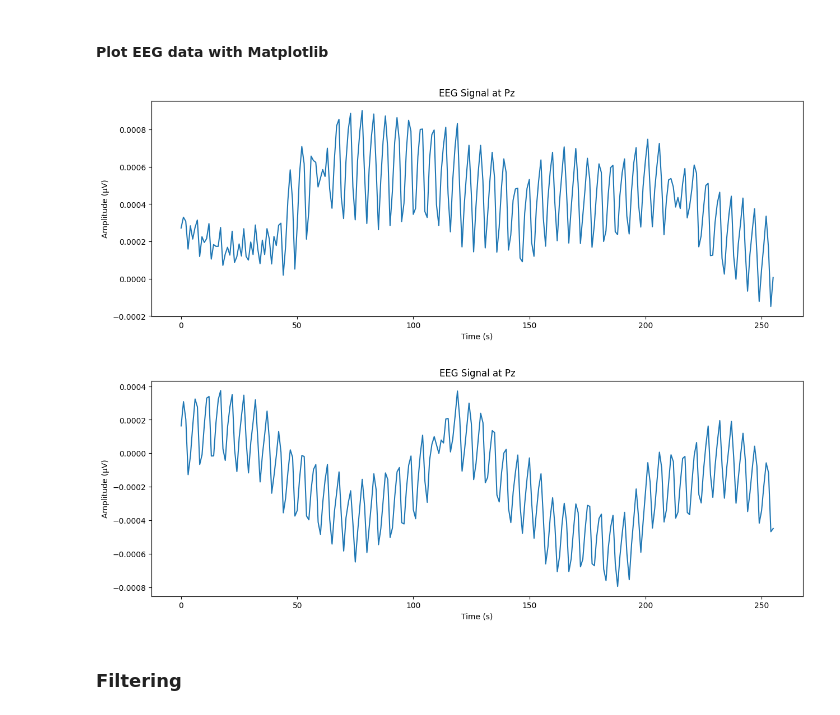
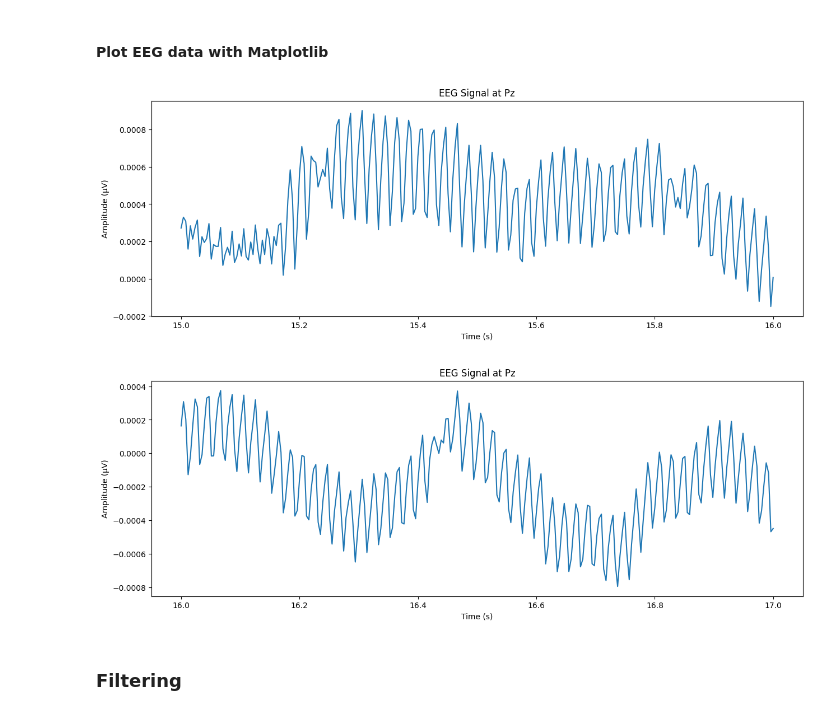
Before and after one commit to carzaga1/UnsuperDL-EEG-BSUPP, a Jupyter notebook: notebooks/00_mne_analysis.ipynb, the cells around one changed output. Drawn from its saved outputs; the diff is of its cells as text; code cells hidden in the pictures.

Commit message:
load, filter, plot with mne

```diff
--- a/notebooks/00_mne_analysis.ipynb
+++ b/notebooks/00_mne_analysis.ipynb
@@ -58,33 +86,41 @@ Using matplotlib as 2D backend.
 # %%
 import matplotlib.pyplot as plt
 %matplotlib inline
 # Plotting a single channel
 fig, ax = plt.subplots(figsize=[15, 5])
 
 start_time = 15
 end_time = 16
+# Get the data from channel Pz, from 1500 - 1600 ms
+data = raw.get_data(picks='EEG Pz',tmin=start_time, tmax=end_time).T
+# Get the time values
+times = np.linspace(start_time, end_time, num=data.shape[0])
 
-ax.plot(raw.get_data(picks='EEG Pz',tmin=start_time, tmax=end_time).T)
+ax.plot(times, data)
 ax.set_title('EEG Signal at Pz')
 ax.set_xlabel('Time (s)')
 ax.set_ylabel('Amplitude (μV)')
 plt.show()
 # %% [output]
-[figure, old version]
+[figure, new version]
 # %%
 # Plotting a single channel
 fig, ax = plt.subplots(figsize=[15, 5])
 
 start_time = 16
 end_time = 17
+# Get the data from channel Pz, from 1600 - 1700 ms
+data = raw.get_data(picks='EEG Pz',tmin=start_time, tmax=end_time).T
+# Get the time values
+times = np.linspace(start_time, end_time, num=data.shape[0])
 
-ax.plot(raw.get_data(picks='EEG Pz',tmin=start_time, tmax=end_time).T)
+ax.plot(times, data)
 ax.set_title('EEG Signal at Pz')
 ax.set_xlabel('Time (s)')
 ax.set_ylabel('Amplitude (μV)')
 plt.show()
 # %% [output]
-[figure, old version]
+[figure, new version]
 # %% [markdown]
 ### Filtering
 # %%
```
Also changed, not shown: parts of 9 cells of this notebook.
